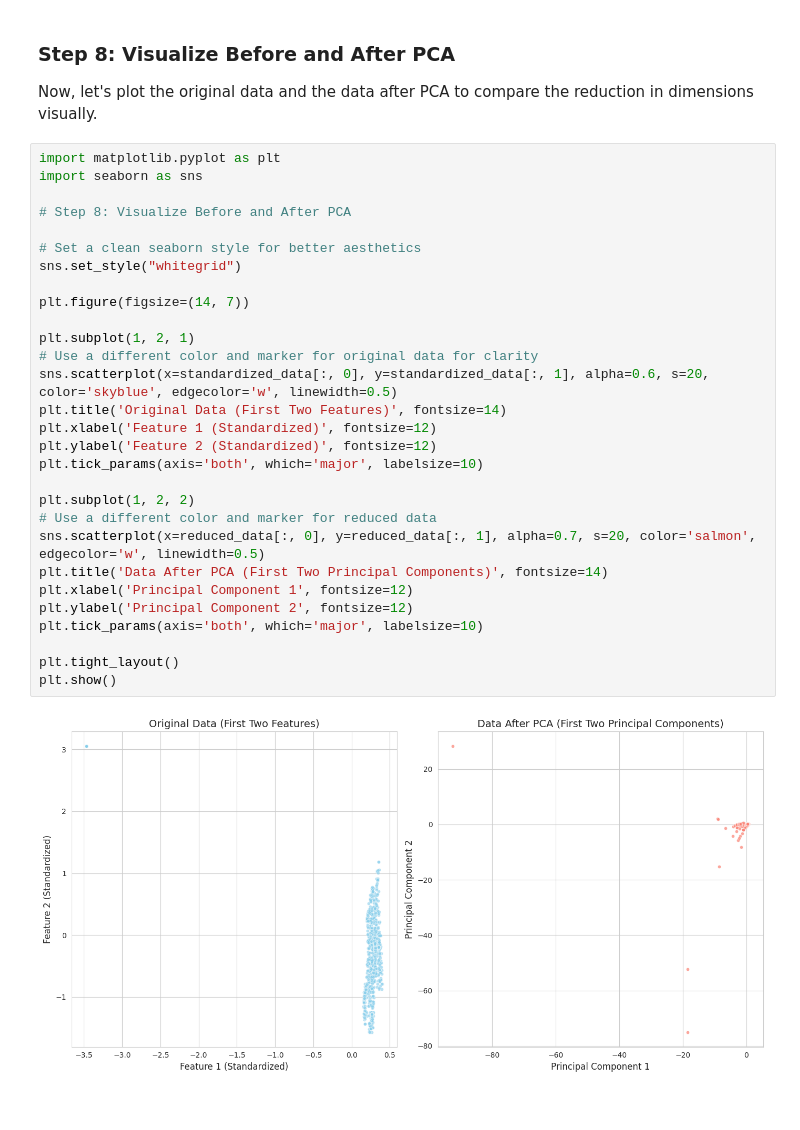
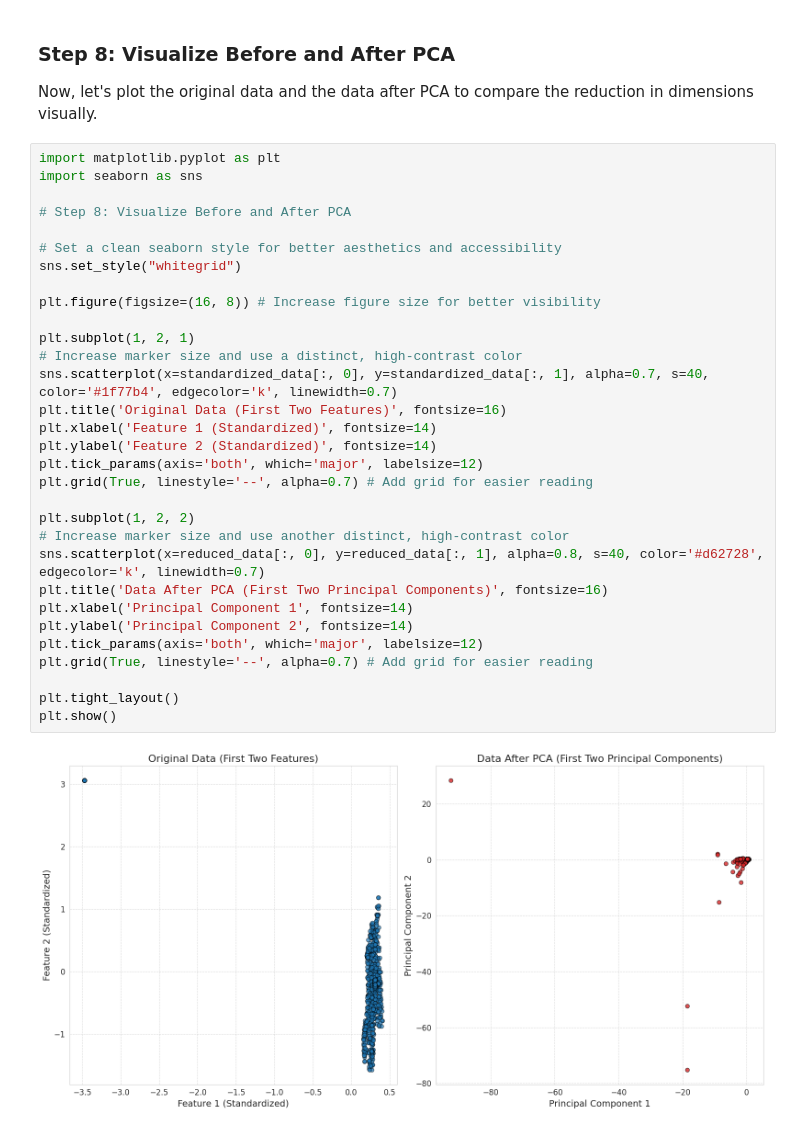
Before and after one commit to Emmanuel-NS/-libretranslate-render, a Jupyter notebook: PCA_Formative_1.ipynb, the cells around one changed output. Drawn from its saved outputs; the diff is of its cells as text.

```diff
--- a/PCA_Formative_1.ipynb
+++ b/PCA_Formative_1.ipynb
@@ -170,31 +176,33 @@ Now, let's plot the original data and the data after PCA to compare the reductio
 # %%
 import matplotlib.pyplot as plt
 import seaborn as sns
 
 # Step 8: Visualize Before and After PCA
 
-# Set a clean seaborn style for better aesthetics
+# Set a clean seaborn style for better aesthetics and accessibility
 sns.set_style("whitegrid")
 
-plt.figure(figsize=(14, 7))
+plt.figure(figsize=(16, 8)) # Increase figure size for better visibility
 
 plt.subplot(1, 2, 1)
-# Use a different color and marker for original data for clarity
-sns.scatterplot(x=standardized_data[:, 0], y=standardized_data[:, 1], alpha=0.6, s=20, color='skyblue', edgecolor='w', linewidth=0.5)
-plt.title('Original Data (First Two Features)', fontsize=14)
-plt.xlabel('Feature 1 (Standardized)', fontsize=12)
-plt.ylabel('Feature 2 (Standardized)', fontsize=12)
-plt.tick_params(axis='both', which='major', labelsize=10)
+# Increase marker size and use a distinct, high-contrast color
+sns.scatterplot(x=standardized_data[:, 0], y=standardized_data[:, 1], alpha=0.7, s=40, color='#1f77b4', edgecolor='k', linewidth=0.7)
+plt.title('Original Data (First Two Features)', fontsize=16)
+plt.xlabel('Feature 1 (Standardized)', fontsize=14)
+plt.ylabel('Feature 2 (Standardized)', fontsize=14)
+plt.tick_params(axis='both', which='major', labelsize=12)
+plt.grid(True, linestyle='--', alpha=0.7) # Add grid for easier reading
 
 plt.subplot(1, 2, 2)
-# Use a different color and marker for reduced data
-sns.scatterplot(x=reduced_data[:, 0], y=reduced_data[:, 1], alpha=0.7, s=20, color='salmon', edgecolor='w', linewidth=0.5)
-plt.title('Data After PCA (First Two Principal Components)', fontsize=14)
-plt.xlabel('Principal Component 1', fontsize=12)
-plt.ylabel('Principal Component 2', fontsize=12)
-plt.tick_params(axis='both', which='major', labelsize=10)
+# Increase marker size and use another distinct, high-contrast color
+sns.scatterplot(x=reduced_data[:, 0], y=reduced_data[:, 1], alpha=0.8, s=40, color='#d62728', edgecolor='k', linewidth=0.7)
+plt.title('Data After PCA (First Two Principal Components)', fontsize=16)
+plt.xlabel('Principal Component 1', fontsize=14)
+plt.ylabel('Principal Component 2', fontsize=14)
+plt.tick_params(axis='both', which='major', labelsize=12)
+plt.grid(True, linestyle='--', alpha=0.7) # Add grid for easier reading
 
 plt.tight_layout()
 plt.show()
 # %% [output]
-[figure, old version]
+[figure, new version]
```
Also changed, not shown: parts of 2 cells of this notebook.
